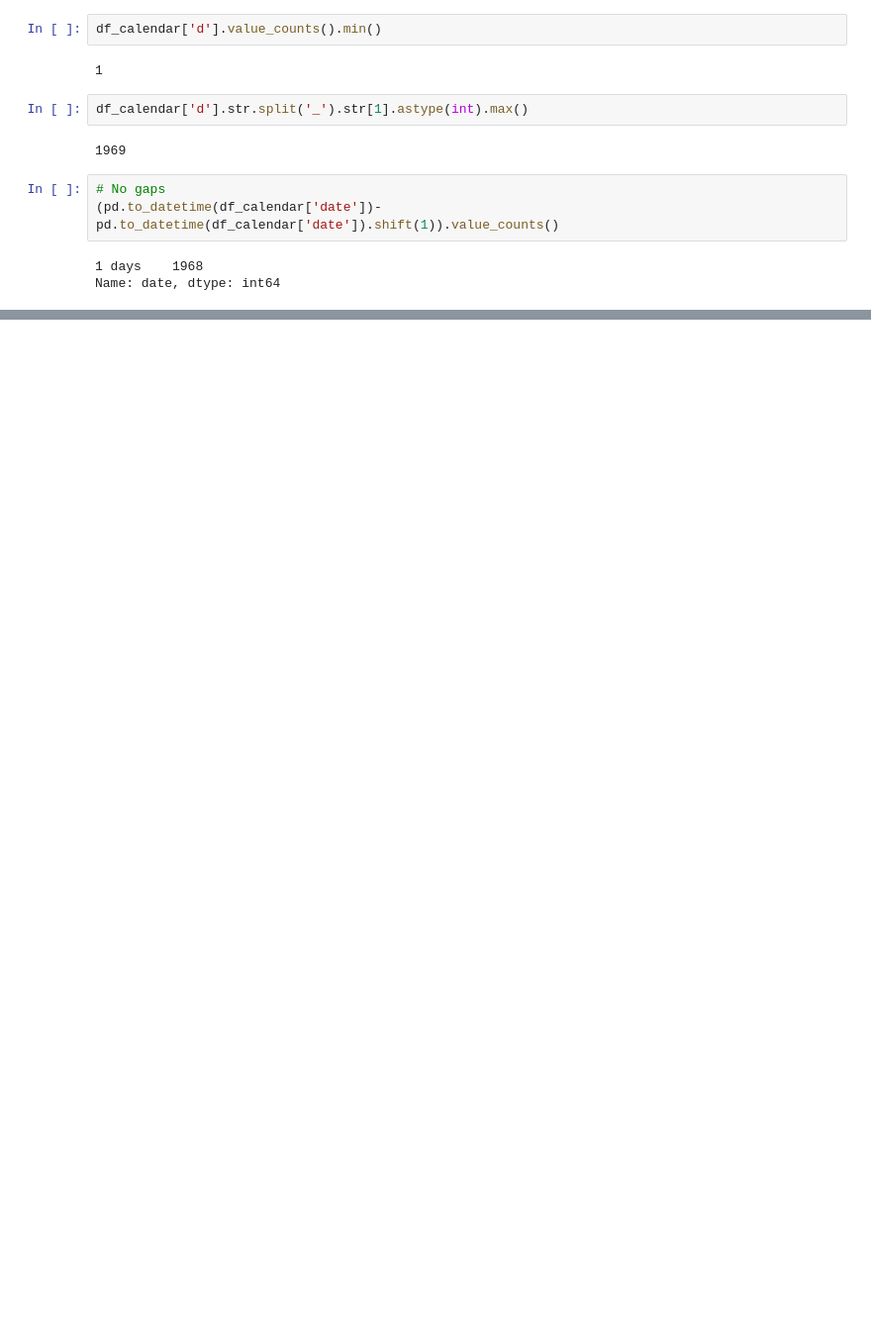
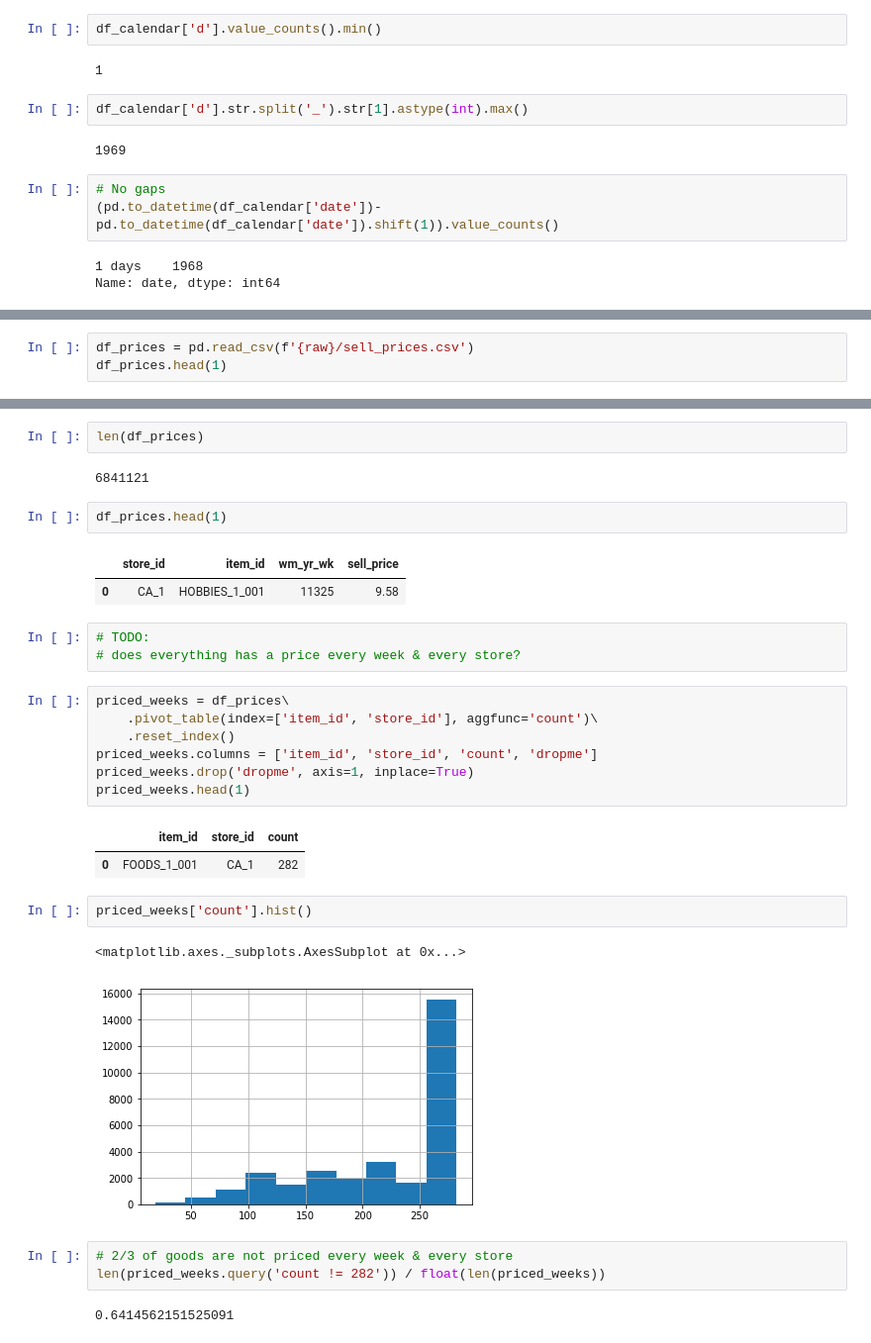
Before and after one commit to cluePrints/data-sci-fience, a Jupyter notebook: m5-forecasting-accuracy/0100. EDA.ipynb, the cells around one changed output, grey strips where cells are left out. Shown at 99% size. Saved outputs shown, nothing was run; the diff lists cells and outputs as text; blank space fills up the shorter version.

```diff
--- a/m5-forecasting-accuracy/0100. EDA.ipynb
+++ b/m5-forecasting-accuracy/0100. EDA.ipynb
@@ -45,0 +84,3 @@ df_calendar
+# %%
+df_prices = pd.read_csv(f'{raw}/sell_prices.csv')
+df_prices.head(1)
@@ -45,0 +143,32 @@ df_calendar
+# %%
+len(df_prices)
+# %% [output]
+6841121
+# %%
+df_prices.head(1)
+# %% [output]
+|  | store_id | item_id | wm_yr_wk | sell_price |
+| 0 | CA_1 | HOBBIES_1_001 | 11325 | 9.58 |
+# %%
+# TODO:
+# does everything has a price every week & every store?
+# %%
+priced_weeks = df_prices\
+    .pivot_table(index=['item_id', 'store_id'], aggfunc='count')\
+    .reset_index()
+priced_weeks.columns = ['item_id', 'store_id', 'count', 'dropme']
+priced_weeks.drop('dropme', axis=1, inplace=True)
+priced_weeks.head(1)
+# %% [output]
+|  | item_id | store_id | count |
+| 0 | FOODS_1_001 | CA_1 | 282 |
+# %%
+priced_weeks['count'].hist()
+# %% [output]
+<matplotlib.axes._subplots.AxesSubplot at 0x...>
+[figure, added]
+# %%
+# 2/3 of goods are not priced every week & every store
+len(priced_weeks.query('count != 282')) / float(len(priced_weeks))
+# %% [output]
+0.6414562151525091
```
Also changed, not shown: parts of 22 cells of this notebook.
